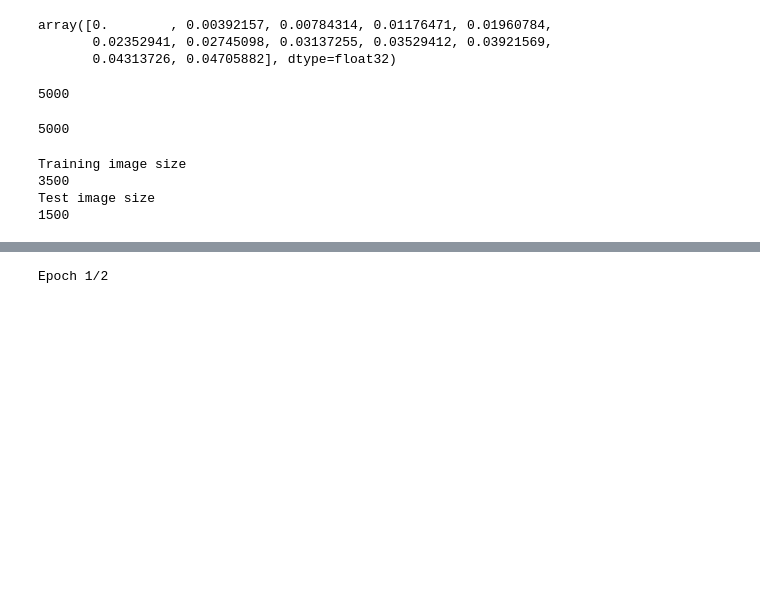
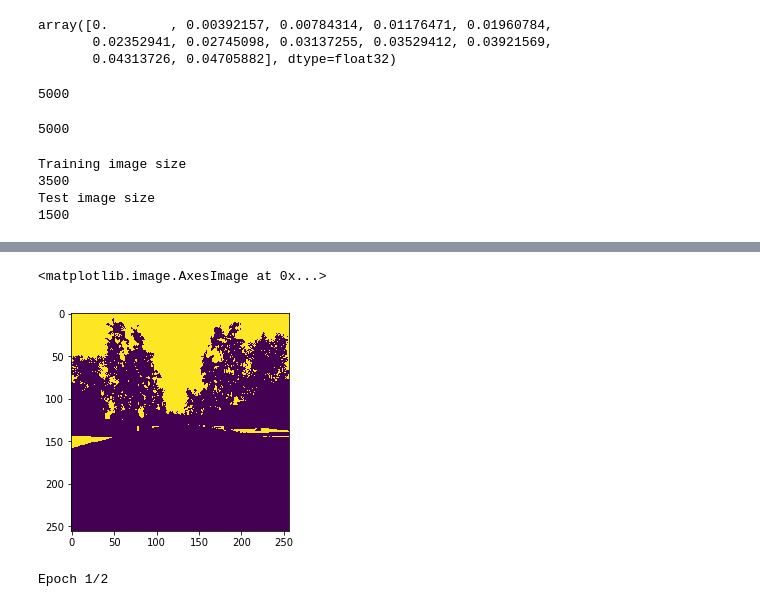
Before and after one commit to trived76/ECE-1512-Course-Project, a Jupyter notebook: Semantic_segmentation.ipynb, the cells around one changed output, grey strips where cells are left out. Cells and saved outputs as stored; diff of their text form; code cells hidden in the pictures; blank space fills up the shorter version.

Commit message:
Converting mask images into individual labelled images - Lyft autonomus vehicle challenge

```diff
--- a/Semantic_segmentation.ipynb
+++ b/Semantic_segmentation.ipynb
@@ -64,7 +64,7 @@ mask_data = np.array(mask_data)
 image_data = np.resize(np.array(image_data),(total_images,256,256,1))
 mask_data=np.resize(np.array(mask_data),(total_images,256,256,1))
 # %%
-X_train, X_test, y_train, y_test = train_test_split(merge_image_list,merge_mask_list,test_size=0.30,shuffle=True)
+X_train, X_test, y_train, y_test = train_test_split(image_data,mask_data,test_size=0.30,shuffle=True)
 print('Training image size')
 print(len(X_train))
 print('Test image size')
@@ -83,3 +89,4 @@ np.unique(mask_train[225]).shape
 # %%
 # No. of unique labels/annotations
-labels=list(np.unique(mask_train[150]))
+labels=list(np.unique(y_train[1500,:,:,:]))
+labels
@@ -93,16 +111,16 @@ plt.imshow(np.squeeze(mask_test[0]))
 # %%
 # Generating mask from the label-annotations (Training Images)
-mask_train_bw=np.full((mask_train.shape[0],mask_train.shape[1],mask_train.shape[2],len(labels)),0)
-for image_no,m_train in enumerate(mask_train):
+mask_train_bw=np.full((y_train.shape[0],y_train.shape[1],y_train.shape[2],len(labels)),0)
+for image_no,m_train in enumerate(y_train):
     for index,label in enumerate(labels):
-        temp=np.full((mask_train.shape[1],mask_train.shape[2]),0)
+        temp=np.full((y_train.shape[1],y_train.shape[2]),0)
         temp[np.squeeze(m_train)==label]=1
         mask_train_bw[image_no,:,:,index]=temp
 # %%
 # Generating mask from the label-annotations (Testing Images)
-mask_test_bw=np.full((mask_test.shape[0],mask_test.shape[1],mask_test.shape[2],len(labels)),0)
-for image_no,m_test in enumerate(mask_test):
+mask_test_bw=np.full((y_test.shape[0],y_test.shape[1],y_test.shape[2],len(labels)),0)
+for image_no,m_test in enumerate(y_test):
     for index,label in enumerate(labels):
-        temp=np.full((mask_test.shape[1],mask_test.shape[2]),0)
+        temp=np.full((y_test.shape[1],y_test.shape[2]),0)
         temp[np.squeeze(m_test)==label]=1
         mask_test_bw[image_no,:,:,index]=temp
@@ -115,3 +127,9 @@ mask_test_bw.shape
+# %%
+# One of the mask images along with a class - background
+plt.imshow(mask_test_bw[9,:,:,0])
+# %% [output]
+<matplotlib.image.AxesImage at 0x...>
+[figure, added]
 # %%
 #Keras Model
 # %%
```
Also changed, not shown: parts of 12 cells of this notebook.
